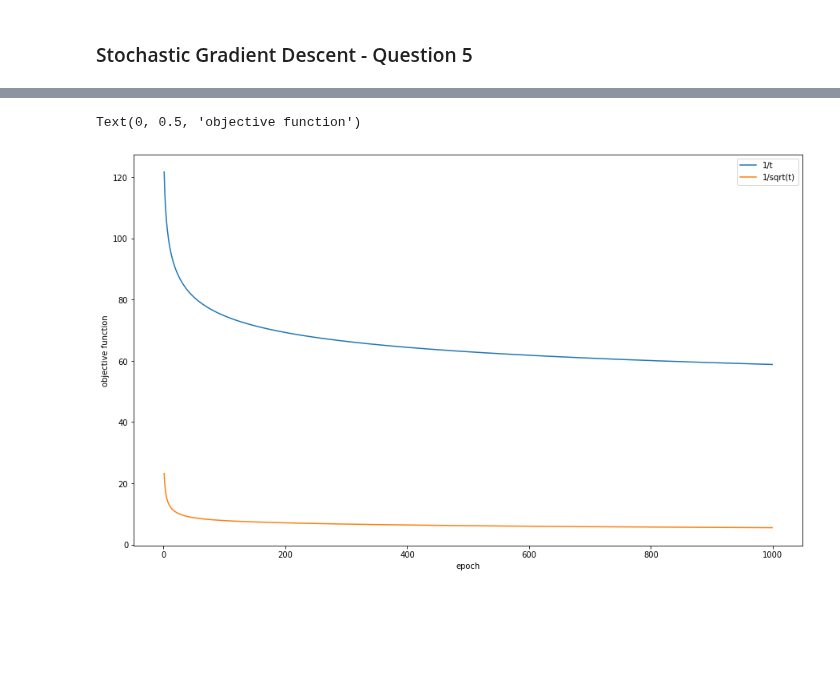
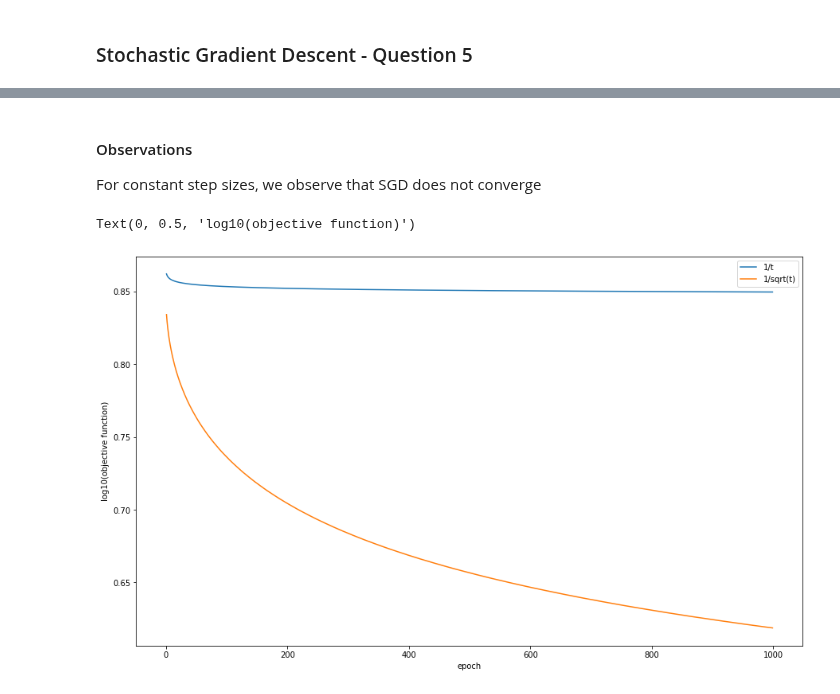
Before and after one commit to nikhilvsupekar/ml-algorithms, a Jupyter notebook: notebooks/hw2_gd_regression.ipynb, the cells around one changed output, grey strips where cells are left out. Drawn from its saved outputs; the diff is of its cells as text; code cells hidden in the pictures; blank space fills up the shorter version.

```diff
--- a/notebooks/hw2_gd_regression.ipynb
+++ b/notebooks/hw2_gd_regression.ipynb
@@ -386,11 +387,17 @@ fig, ax = plt.subplots(figsize = (15, 9))
 STEP_SIZES_2 = [0.005, 0.007, 0.01, 0.015, 0.018, 0.0187, 0.01873, 0.01876, 0.018765, 0.01877, 0.01879]
 num_iterations = 1000
 alpha = 0.015
+times = []
+for step_size in STEP_SIZES_2:
+    start = time.time()
+    theta, loss = batch_grad_descent(X_train, y_train, alpha=step_size, num_step=num_iterations)
+    end = time.time()
+    ax.plot(list(range(num_iterations + 1)), loss, label = 'step size = ' + str(step_size))
+    print('Step size = {}. \t Loss after 1000 iterations = {},  \t Time taken = {}'.format(step_size, loss[-1], end - start))
+    times.append(end - start)
 
-for step_size in STEP_SIZES_2:
-    theta, loss = batch_grad_descent(X_train, y_train, alpha=step_size, num_step=num_iterations)
-    ax.plot(list(range(num_iterations + 1)), loss, label = 'step size = ' + str(step_size))
-    print('Step size = {}. Loss after 1000 iterations = {}'.format(step_size, loss[-1]))
+print('\nAverage time taken = ' + str(np.mean(times)))
+
 ax.legend()
 plt.xlabel('step size')
 plt.ylabel('avg loss')
@@ -643,7 +739,8 @@ def stochastic_grad_descent(X, y, alpha=0.01, lambda_reg=10**-2, num_epoch=1000,
         loss hist - the history of loss function vector, 2D numpy array of size (num_epoch, num_instances)
     """
     num_instances, num_features = X.shape[0], X.shape[1]
-    theta = np.ones(num_features) #Initialize theta
+    # theta = np.ones(num_features) #Initialize theta
+    theta = np.zeros(num_features)
 
     theta_hist = np.zeros((num_epoch, num_instances, num_features)) #Initialize theta_hist
     loss_hist = np.zeros((num_epoch, num_instances)) #Initialize loss_hist
@@ -677,3 +774,25 @@ def stochastic_grad_descent(X, y, alpha=0.01, lambda_reg=10**-2, num_epoch=1000,
 def compute_regularized_square_loss(X, y, theta, lambda_reg):
     m = X.shape[0]
     return np.linalg.norm(np.dot(X, theta) - y) ** 2 / m + lambda_reg * np.dot(theta.transpose(), theta)
+# %%
+# SGD with constant step sizes
+
+num_epoch = 1000
+fig, ax = plt.subplots(figsize = (15, 9))
+EPOCH_LIST = list(range(1, num_epoch))
+STEP_RULES = [0.001, 0.005, 0.0075, 0.008, 0.01, 0.5]
+LAMBDA_OPT = 10**-1.495
+
+for rule in STEP_RULES:
+    train_theta, train_loss = stochastic_grad_descent(X_train, y_train, alpha=rule, lambda_reg=LAMBDA_OPT, num_epoch=num_epoch, C = 0.001)
+    costs = []
+
+    for epoch in EPOCH_LIST:
+        theta_epoch = train_theta[epoch, -1, :]
+        costs.append(compute_regularized_square_loss(X_train, y_train, theta_epoch, LAMBDA_OPT))
+
+    ax.plot(EPOCH_LIST, np.log10(costs), label = rule)
+
+ax.legend()
+plt.xlabel('epoch')
+plt.ylabel('log10(objective function)')
@@ -680,23 +802,29 @@ def compute_regularized_square_loss(X, y, theta, lambda_reg):
+# %% [markdown]
+#### Observations
+
+For constant step sizes, we observe that SGD does not converge
 # %%
+# SGD with variable step sizes
+
 num_epoch = 1000
 fig, ax = plt.subplots(figsize = (15, 9))
 EPOCH_LIST = list(range(1, num_epoch))
 STEP_RULES = ['1/t', '1/sqrt(t)']
 LAMBDA_OPT = 10**-1.495
 
 for rule in STEP_RULES:
     train_theta, train_loss = stochastic_grad_descent(X_train, y_train, alpha=rule, lambda_reg=LAMBDA_OPT, num_epoch=num_epoch, C = 0.001)
     costs = []
 
     for epoch in EPOCH_LIST:
         theta_epoch = train_theta[epoch, -1, :]
         costs.append(compute_regularized_square_loss(X_train, y_train, theta_epoch, LAMBDA_OPT))
 
-    ax.plot(EPOCH_LIST, costs, label = rule)
+    ax.plot(EPOCH_LIST, np.log10(costs), label = rule)
 
 ax.legend()
 plt.xlabel('epoch')
-plt.ylabel('objective function')
+plt.ylabel('log10(objective function)')
 # %% [output]
-Text(0, 0.5, 'objective function')
+Text(0, 0.5, 'log10(objective function)')
-[figure, old version]
+[figure, new version]
```
Also changed, not shown: parts of 7 cells of this notebook.
